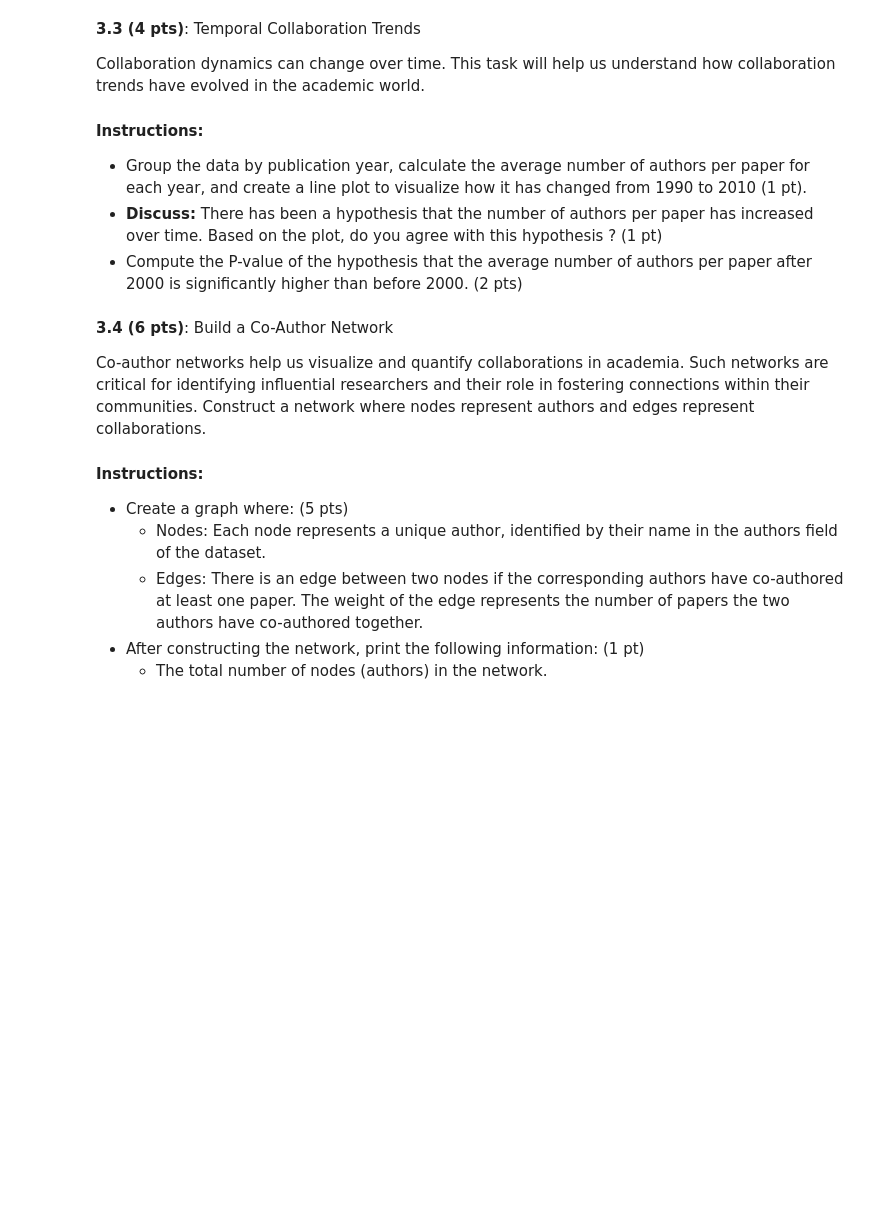
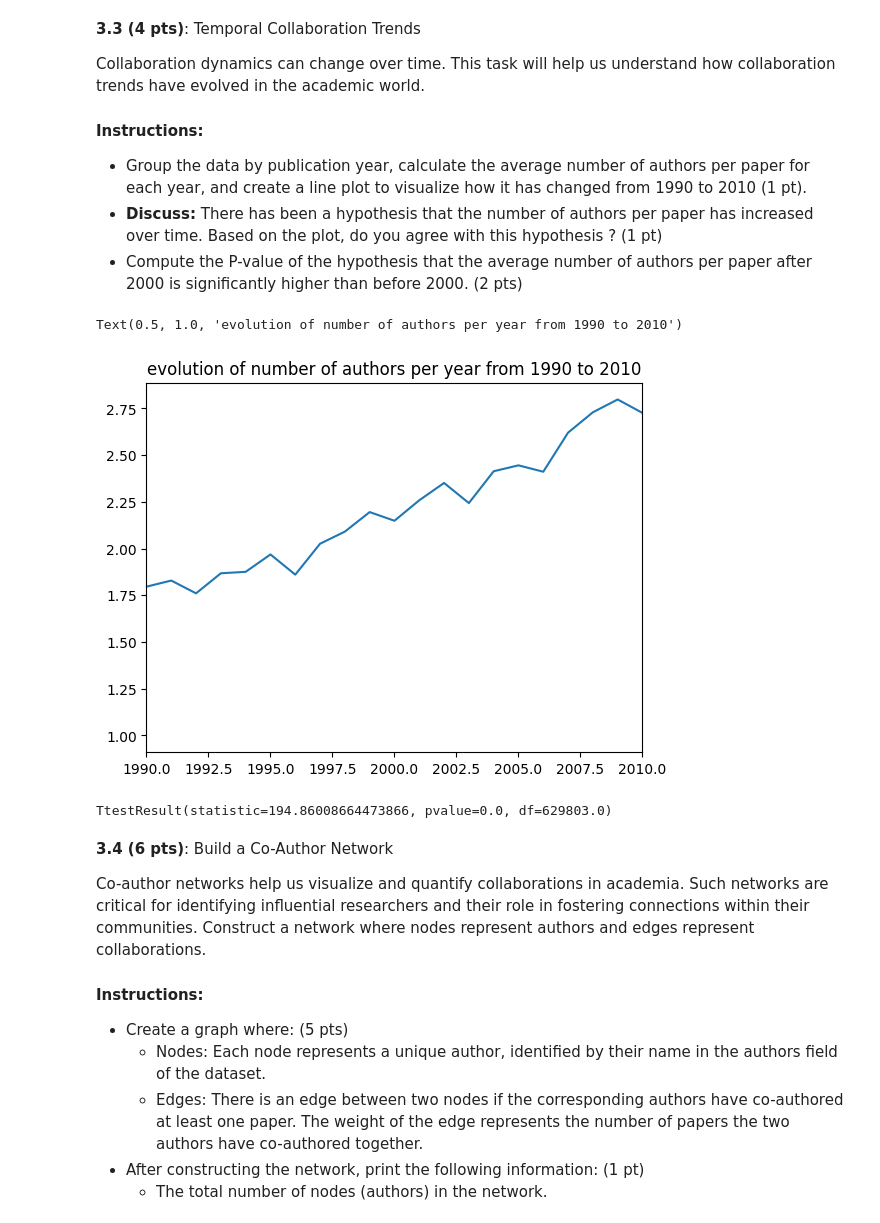
Before and after one commit to BaptisteCarmier/ADA--2024, a Jupyter notebook: Exam/329147.ipynb, the cells around one changed output. Saved outputs shown, nothing was run; the diff lists cells and outputs as text; code cells hidden in the pictures; blank space fills up the shorter version.

```diff
--- a/Exam/329147.ipynb
+++ b/Exam/329147.ipynb
@@ -378,0 +443,10 @@ Collaboration dynamics can change over time. This task will help us understand h
+# %%
+# TODO
+avg_author_per_year = df.groupby(by='year')['n_authors'].mean()
+
+plt.plot(avg_author_per_year.index, avg_author_per_year.values)
+plt.xlim((1990, 2010))
+plt.title('evolution of number of authors per year from 1990 to 2010')
+# %% [output]
+Text(0.5, 1.0, 'evolution of number of authors per year from 1990 to 2010')
+[figure, added]
@@ -379,3 +457,12 @@ Collaboration dynamics can change over time. This task will help us understand h
+# %%
+from scipy import stats
+
+before_2000 = df.loc[df['year']<2000]['n_authors']
+after_2000 = df.loc[df['year']>=2000]['n_authors']
+
+stats.ttest_ind(after_2000, before_2000)
+# %% [output]
+TtestResult(statistic=194.86008664473866, pvalue=0.0, df=629803.0)
 # %% [markdown]
 **3.4 (6 pts)**: Build a Co-Author Network
 
```
Also changed, not shown: parts of 23 cells of this notebook.
